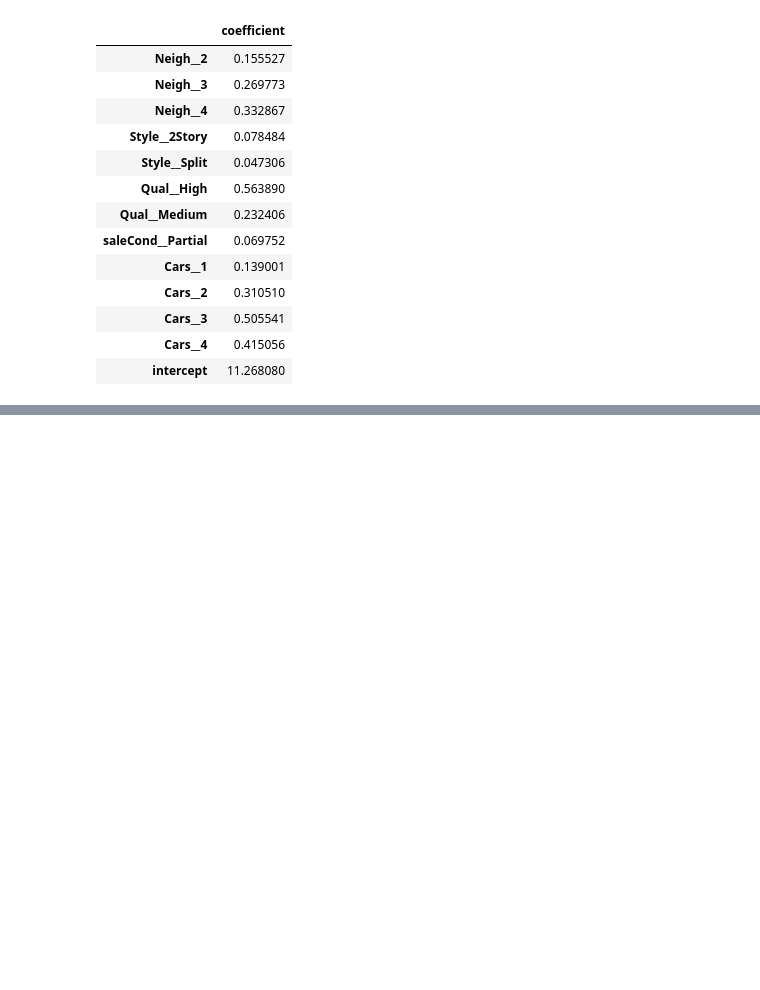
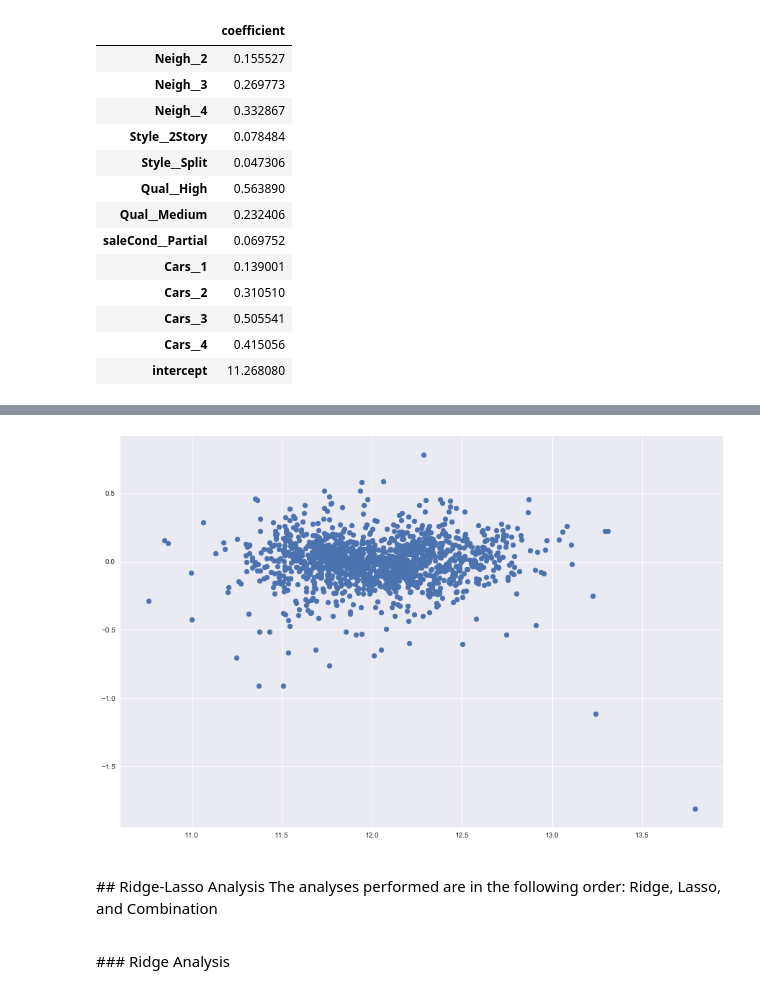
Before and after one commit to chun9men9/WIC_MLProject, a Jupyter notebook: Wing/Project_3_LinearRegression.ipynb, the cells around one changed output, grey strips where cells are left out. Drawn from its saved outputs; the diff is of its cells as text; code cells hidden in the pictures; blank space fills up the shorter version.

```diff
--- a/Wing/Project_3_LinearRegression.ipynb
+++ b/Wing/Project_3_LinearRegression.ipynb
@@ -869,0 +1240,13 @@ Warnings:
+# %%
+#Plot residuals against fitted values. Some outliers but don't detect any patterns.
+fig, ax = plt.subplots(figsize=(15,10))
+fig = plt.scatter(results.fittedvalues, results.resid)
+# %% [output]
+[figure, added]
+# %% [markdown]
+<p><a name="Ridge_Lasso"></a></p>
+## Ridge-Lasso Analysis
+The analyses performed are in the following order: Ridge, Lasso, and Combination
+# %% [markdown]
+<p><a name="Ridge"></a></p>
+### Ridge Analysis
```
Also changed, not shown: parts of 62 cells of this notebook.
